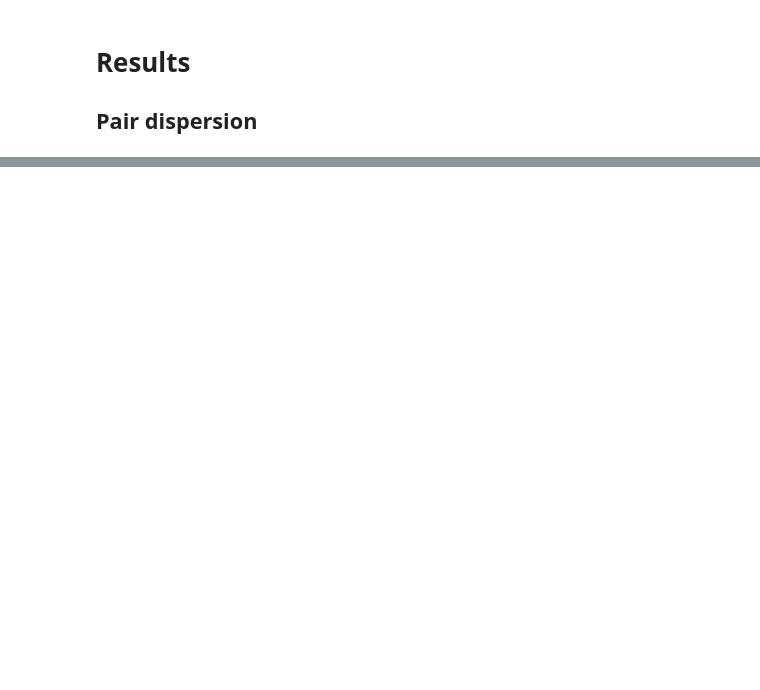
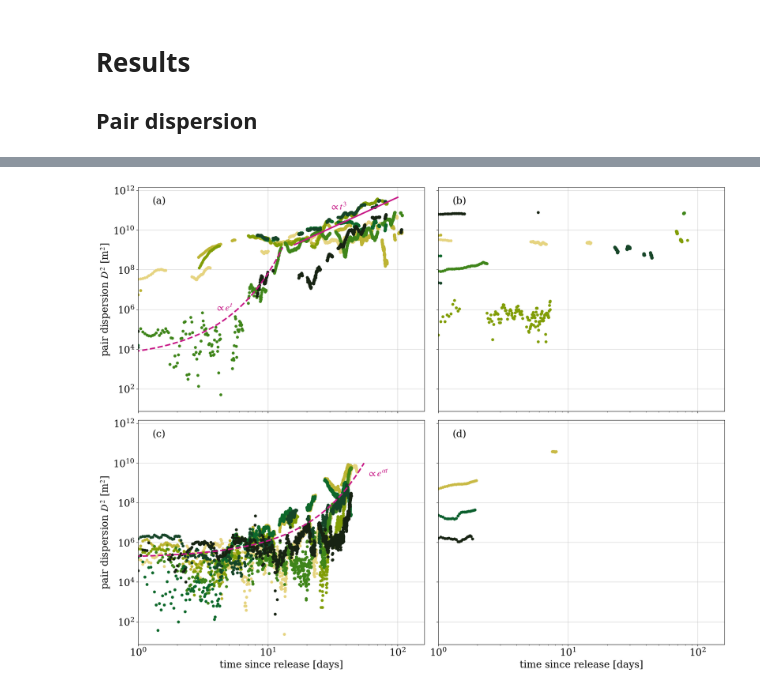
Before and after one commit to vadmbertr/otc25-final_report, a Jupyter notebook: sections/03_results.ipynb, the cells around one changed output, grey strips where cells are left out. Saved outputs shown, nothing was run; the diff lists cells and outputs as text; code cells hidden in the pictures; blank space fills up the shorter version.

```diff
--- a/sections/03_results.ipynb
+++ b/sections/03_results.ipynb
@@ -195,0 +137,78 @@ plt.show()
+# %%
+index_plot_D = ['(a)', '(b)', '(c)', '(d)']
+index_plot_K = ['(a)', '(b)', '(c)', '(d)']
+
+datasets = [
+    (Ds_1, Ks_1, mask_pair_1, ts_1, interpolated_trajs_1),
+    (Ds_2, Ks_2, mask_pair_2, ts_2, interpolated_trajs_2),
+    (Ds_3, Ks_3, mask_pair_3, ts_3, interpolated_trajs_3),
+    (Ds_4, Ks_4, mask_pair_4, ts_4, interpolated_trajs_4)
+]
+
+# Create first figure for pair dispersion (2x2 grid)
+fig1, axes1 = plt.subplots(2, 2, sharex=True, sharey=True, figsize=(18, 14))
+axes1 = axes1.flatten()
+
+for idx, (Ds, Ks, mask_pair, ts, interpolated_trajs) in enumerate(datasets):
+    ax = axes1[idx]
+    N = len(interpolated_trajs)
+    N_pairs = int(N*(N-2)/2)
+
+    # Pair dispersion vs time
+    for i in range(N_pairs):
+        try:
+            t_pair = ts[mask_pair[i]]
+            t_pair = t_pair[:-1].astype(int) - np.datetime64(t_pair[0]).astype(int)
+            t_pair_days = t_pair/(24*60*60)
+            ax.plot(t_pair_days, Ds[i]**2, c=cmap((i+1)/N_pairs), marker='o',
+                   markersize=5, linestyle='', label=str(i))
+        except:
+            pass
+
+    if idx==0:
+        # First deployment
+        t_exponential_1 = np.linspace(0, 13, 100)
+        d_law_exponential_1 = np.exp(t_exponential_1)/np.exp(-8)
+        ax.plot(t_exponential_1, d_law_exponential_1, '--', c = 'mediumvioletred', linewidth=3)
+
+        t_richardson_1 = np.linspace(16, 100, 100)
+        ax.plot(t_richardson_1, t_richardson_1**3/np.exp(-13), '-', c = 'mediumvioletred', linewidth=3)
+
+        ax.text(0.27, 0.45, '$\propto e^t$', fontsize=20, transform=ax.transAxes, c= 'mediumvioletred')
+        ax.text(0.67, 0.90, '$\propto t^3$', fontsize=20, transform=ax.transAxes, c= 'mediumvioletred')
+
+    if idx==2:
+        # Third deployment
+        a_3 = 5
+        t_exponential_3 = np.linspace(0, 55, 100)
+        d_law_exponential_3 = np.exp(t_exponential_3/a_3)/np.exp(-12)
+        ax.plot(t_exponential_3, d_law_exponential_3, '--', c = 'mediumvioletred', linewidth=3)
+
+        # t_richardson = np.linspace(0, 100, 100)
+        # ax.plot(t_richardson, t_richardson**3/np.exp(-8), '-', c = 'mediumvioletred', linewidth=2)
+        # ax.plot(t_richardson, t_richardson/np.exp(-13), ':', c = 'mediumvioletred', linewidth=2)
+
+        ax.text(0.80, 0.75, r'$\propto e^{\alpha t}$', fontsize=20, transform=ax.transAxes, c= 'mediumvioletred')
+        #ax.text(0.67, 0.90, '$\propto t^3$', fontsize=20, transform=ax.transAxes, c= 'mediumvioletred')
+
+
+    # Add letter annotation in upper left corner
+    ax.text(0.05, 0.96, index_plot_D[idx], transform=ax.transAxes,
+            fontsize=20, va='top', ha='left')
+    ax.set_xscale('log')
+    ax.set_yscale('log')
+    ax.grid(alpha=0.6)
+    ax.set_xlim(xmin=1)
+
+    # Add labels to bottom row
+    if idx >= 2:
+        ax.set_xlabel('time since release [days]')
+
+    # Add labels to left column
+    if idx % 2 == 0:
+        ax.set_ylabel('pair dispersion $D^2$ [m$^2$]')
+
+plt.tight_layout()
+plt.show()
+# %% [output]
+[figure, added]
```
Also changed, not shown: parts of 13 cells of this notebook, 3 other files.
